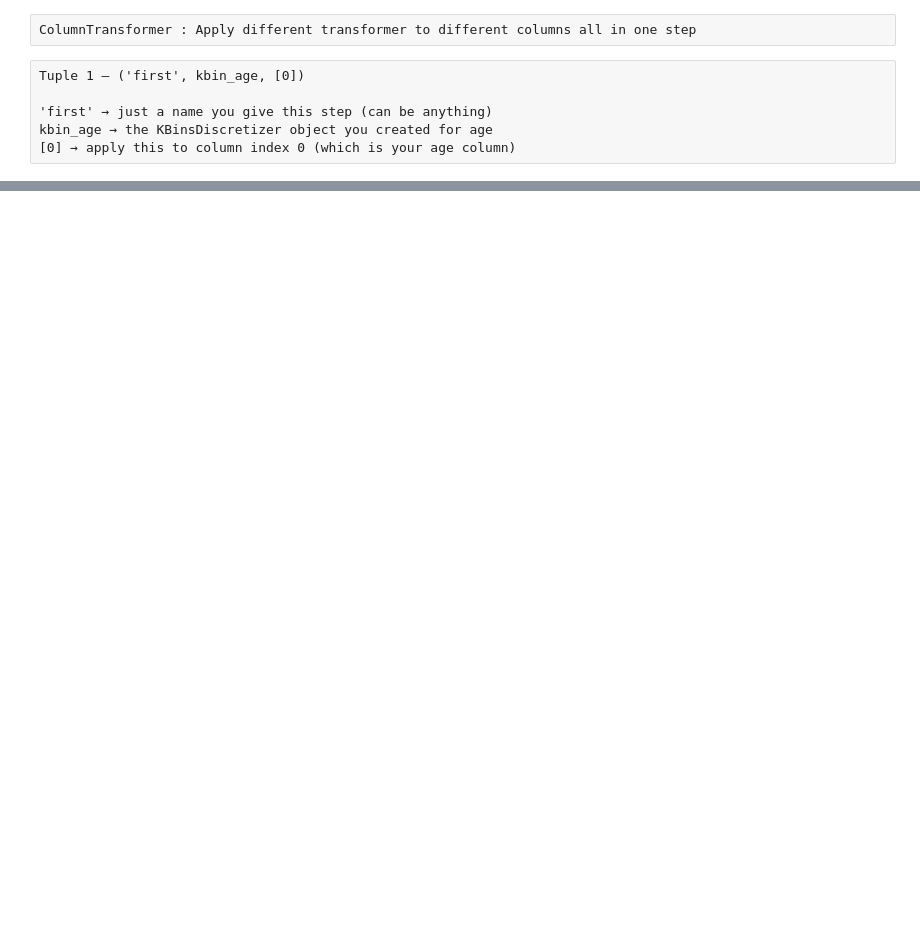
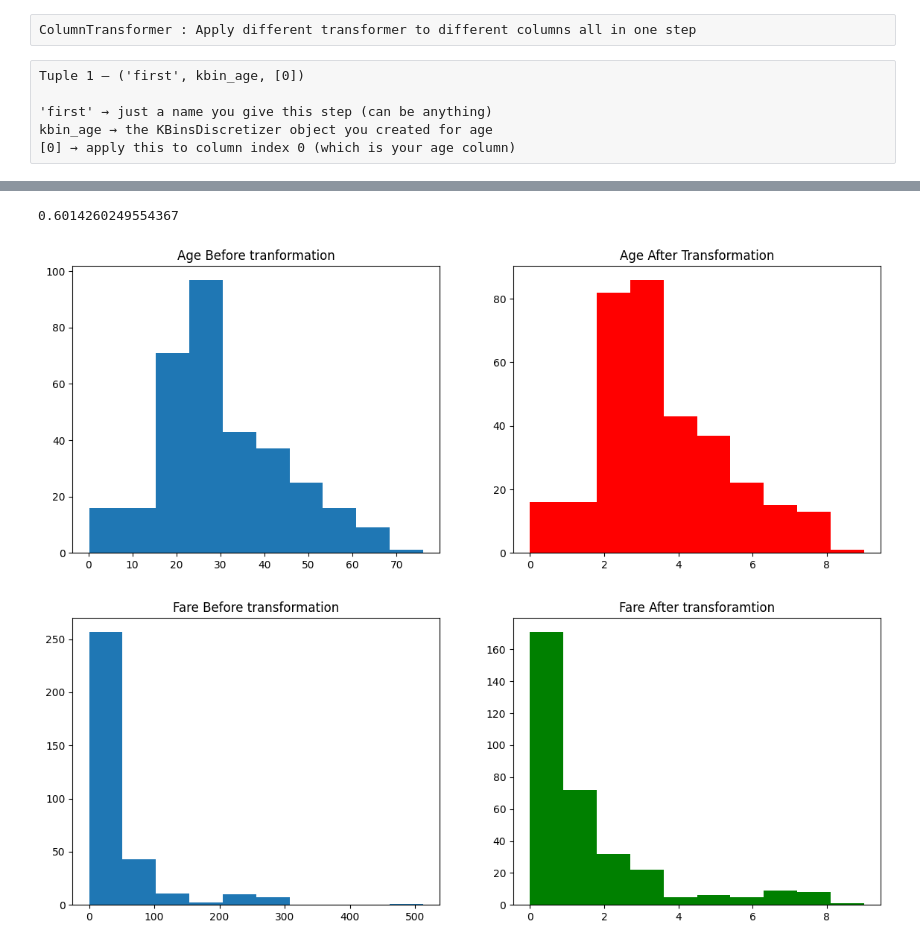
Before and after one commit to DeepakAK47/ML-Learning-Journey, a Jupyter notebook: fourth_phase/day32.ipynb, the cells around one changed output, grey strips where cells are left out. Cells and saved outputs as stored; diff of their text form; code cells hidden in the pictures; blank space fills up the shorter version.

```diff
--- a/fourth_phase/day32.ipynb
+++ b/fourth_phase/day32.ipynb
@@ -176,0 +267,6 @@ array([[3., 0.],
+# %%
+descretizer(10,'kmeans')
+# %% [output]
+0.6014260249554367
+[figure, added]
+[figure, added]
```
Also changed, not shown: parts of 17 cells of this notebook.
